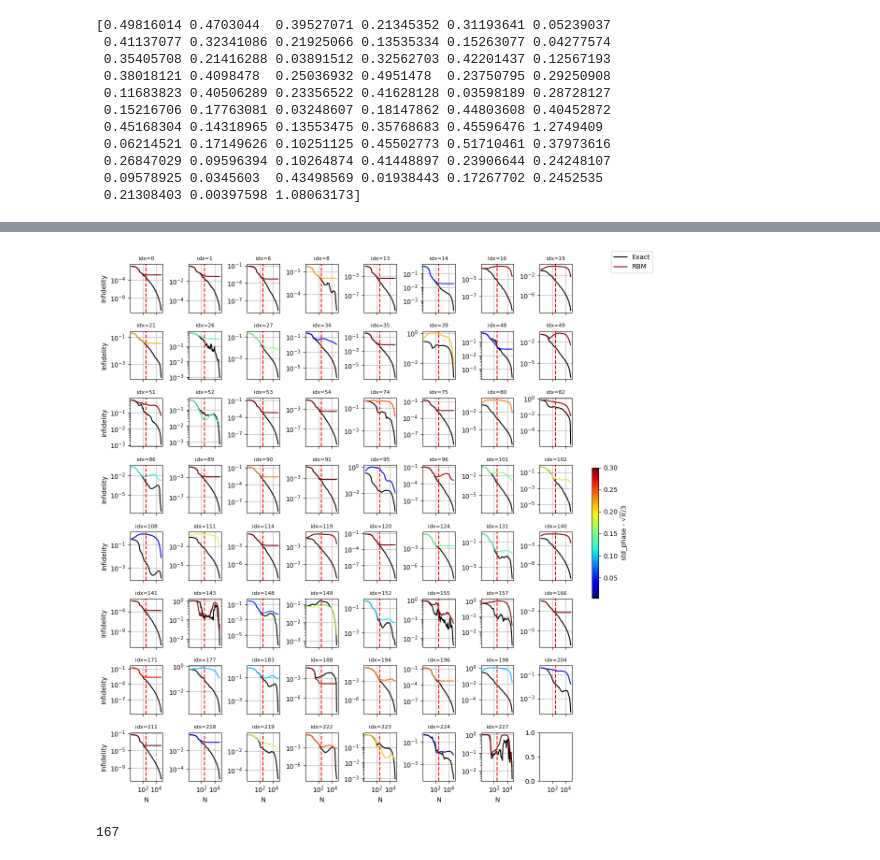
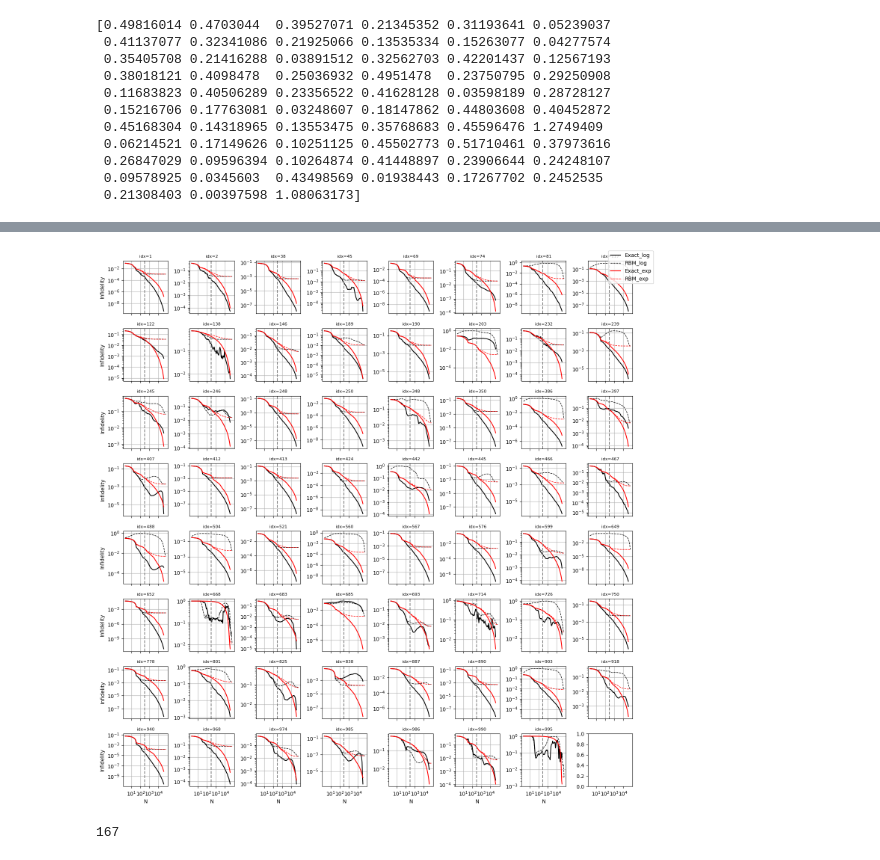
Before and after one commit to NilsNiggemann/DataMiningRBMs, a Jupyter notebook: ClusterExpansion/collect_res.ipynb, the cells around one changed output, grey strips where cells are left out. Drawn from its saved outputs; the diff is of its cells as text; code cells hidden in the pictures.

Commit message:
evaluate cluster expansion hypothesis on extended dataset

```diff
--- a/ClusterExpansion/collect_res.ipynb
+++ b/ClusterExpansion/collect_res.ipynb
@@ -12,6 +12,7 @@ from numpy import sqrt, pi, exp
 from analysis import std_phase, ipr, pca_entropy, renyi_entropy, mean_amplitude, uniform_state_overlap, infidelity
 # Directory containing the partial results
 outfile = '../data/cluster_expansion_analysis/expansion_infidelities_merged.h5'
+outfile_exp = '../data/cluster_expansion_analysis_exp/expansion_infidelities_merged.h5'
 # %%
 with h5py.File(outfile, 'r') as h5:
     infidels_exact_opt_mat = h5['infidels_exact_opt_mat'][:]
@@ -108,3 +131,21 @@ print(std_phases_below)
  0.26847029 0.09596394 0.10264874 0.41448897 0.23906644 0.24248107
  0.09578925 0.0345603  0.43498569 0.01938443 0.17267702 0.2452535
  0.21308403 0.00397598 1.08063173]
+# %%
+phase_infids_below = []
+for idx in idxs_below_threshold:
+    df_idx = idxs[idx]
+    psi_exact = df_opt.loc[df_opt['idx'] == df_idx, 'psi_0'].values[0]
+    psi_opt = df_opt.loc[df_opt['idx'] == df_idx, 'psi'].values[0]
+    phase_infidelity_val = get_phase_overlap(psi_exact, psi_opt)
+    phase_infids_below.append(phase_infidelity_val)
+phase_infids_below = np.array(phase_infids_below)
+ampl_infids_below = []
+for idx in idxs_below_threshold:
+    df_idx = idxs[idx]
+    psi_exact = df_opt.loc[df_opt['idx'] == df_idx, 'psi_0'].values[0]
+    psi_opt = df_opt.loc[df_opt['idx'] == df_idx, 'psi'].values[0]
+    phase_infidelity_val = get_amplitude_infidelity(psi_exact, psi_opt)
+    ampl_infids_below.append(phase_infidelity_val)
+
+ampl_infids_below = np.array(ampl_infids_below)
@@ -111,51 +171,63 @@ print(std_phases_below)
 # %%
 from matplotlib.cm import ScalarMappable
 
 # fig, axes = plt.subplots(8, 8, figsize=(12, 12), sharex=True, sharey=True)
-fig, axes = plt.subplots(8, 8, figsize=(12, 12), sharex=True, sharey=False)
-extrema_std_normality = np.min(std_phases_below), np.max(std_phases_below)
-extrema_std_normality = np.min(std_phases_below), 0.3
+fig, axes = plt.subplots(8, 8, figsize=(15, 15), sharex=True, sharey=False)
+
+# hypothesis_quantity = std_phases_below
+hypothesis_quantity = np.log10(phase_infids_below)
+# hypothesis_quantity = np.log10(ampl_infids_below)
+
+extrema_std_normality = np.min(hypothesis_quantity), np.max(hypothesis_quantity)
+# extrema_std_normality = np.min(hypothesis_quantity), -2
 for i in range(8):
     for j in range(8):
         idxij = i * 8 + j
         if idxij >= len(idxs_below_threshold):
             continue
         idx = idxs_below_threshold[idxij]
         if idx < infidels_exact_opt_mat.shape[0]:
-            try:
-                ax = axes[i, j]
-                ax.plot(compr_idx_list[0:-2], infidels_exact_opt_mat[idx][0:-2], label='Exact',color = "black")
-                # std_normality = df_opt.loc[df_opt['idx'] == idx, 'std_phase'].values - sqrt(pi)/3
-                std_normality = std_phases_below[idxij]
-                color = value_to_color(std_normality, extrema_std_normality[0], extrema_std_normality[1], cmap='jet')
-                ax.plot(compr_idx_list[0:-2], infidels_RBM_opt_mat[idx][0:-2], label='RBM', color = color)
-                ax.set_xscale('log')
-                ax.set_yscale('log')
-                ax.axvline(x=16**2+16*2, color='red', linestyle='--')
-                ax.set_title(f'idx={idx}',fontsize=8)
-                ax.grid(True)
-                if i == 7:
-                    ax.set_xlabel('N')
-                if j == 0:
-                    ax.set_ylabel('Infidelity')
-            except Exception as e:
-                print(f"Error plotting idx={idx}: {e}")
-                axes[i, j].axis('off')
+            color_value = hypothesis_quantity[idxij]
+            # if color_value > -2:
+            #     axes[i, j].axis('off')
+            #     continue
+            ax = axes[i, j]
+            ax.plot(compr_idx_list[0:-5], infidels_exact_opt_mat[idx][0:-5], label='Exact_log',color = "black")
+            ax.plot(compr_idx_list, infidels_RBM_opt_mat[idx], label='RBM_log', color = "black", lw= 1, ls='--')
+            # std_normality = df_opt.loc[df_opt['idx'] == idx, 'std_phase'].values - sqrt(pi)/3
+            # color = value_to_color(color_value, extrema_std_normality[0], extrema_std_normality[1], cmap='plasma')
+            color = "red"
+            ax.plot(compr_idx_list_exp[0:-5], infidels_exact_opt_mat_exp[idx][0:-5], label='Exact_exp',color = "red",)
+            ax.plot(compr_idx_list_exp, infidels_RBM_opt_mat_exp[idx], label='RBM_exp', color = "red", lw= 1, ls='--')
+            ax.set_xscale('log')
+            ax.set_yscale('log')
+            ax.set_xticks([10, 100, 1000, 10000])
+            ax.axvline(x=16**2+16*2, color='grey', linestyle='--')
+            # ax.axvline(x=32, color='grey', linestyle='--')
+            # ax.set_title(f'idx={idx}',fontsize=8)
+            ax.set_title(f'idx={idxs[idx]}',fontsize=8)
+            ax.grid(True)
+            if i == 7:
+                ax.set_xlabel('N')
+            if j == 0:
+                ax.set_ylabel('Infidelity')
         else:
             axes[i, j].axis('off')
 
             # Add a colorbar for std_normality
 
-sm = ScalarMappable(cmap='jet', norm=plt.Normalize(vmin=extrema_std_normality[0], vmax=extrema_std_normality[1]))
+sm = ScalarMappable(cmap='plasma', norm=plt.Normalize(vmin=extrema_std_normality[0], vmax=extrema_std_normality[1]))
 sm.set_array([])
-cbar = fig.colorbar(sm, ax=axes, orientation='vertical', fraction=0.015, pad=-0.15)
-cbar.set_label('std_phase - $\\sqrt{\\pi}/3$')
+# cbar = fig.colorbar(sm, ax=axes, orientation='vertical', fraction=0.015, pad=-0.15)
+# cbar.set_label('std_phase - $\\sqrt{\\pi}/3$')
+# cbar.set_label('log10(ampl infidelity)')
+# cbar.set_label('log10(phase infidelity)')
 handles, labels = axes[0, 0].get_legend_handles_labels()
 fig.legend(handles, labels, loc='upper right')
 plt.tight_layout(rect=[0, 0, 0.97, 1])
 plt.show()
 # %% [output]
-[figure, old version]
+[figure, new version]
 # %%
 idx_above_threshold = np.where(infidels_exact_opt_mat[:, 50] >= 0.15)[0]
 len(idx_above_threshold)
```
Also changed, not shown: parts of 8 cells of this notebook, 4 other files.
